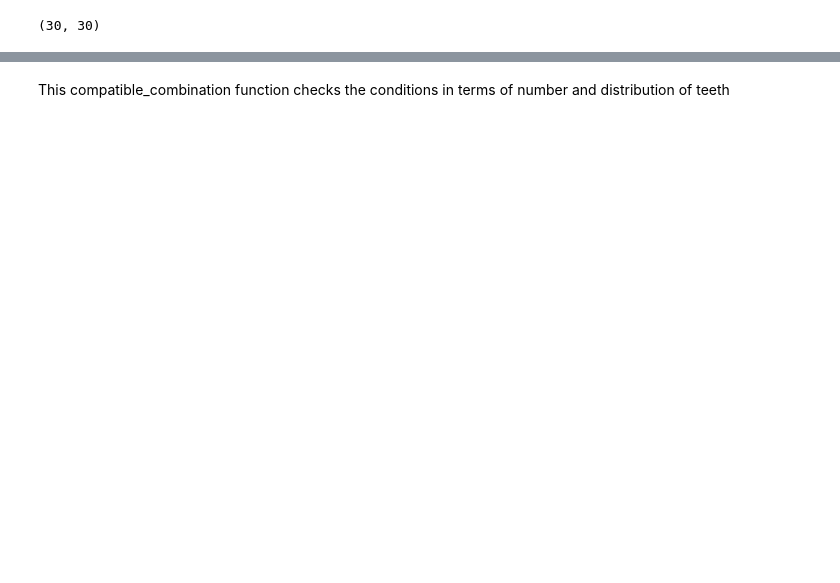
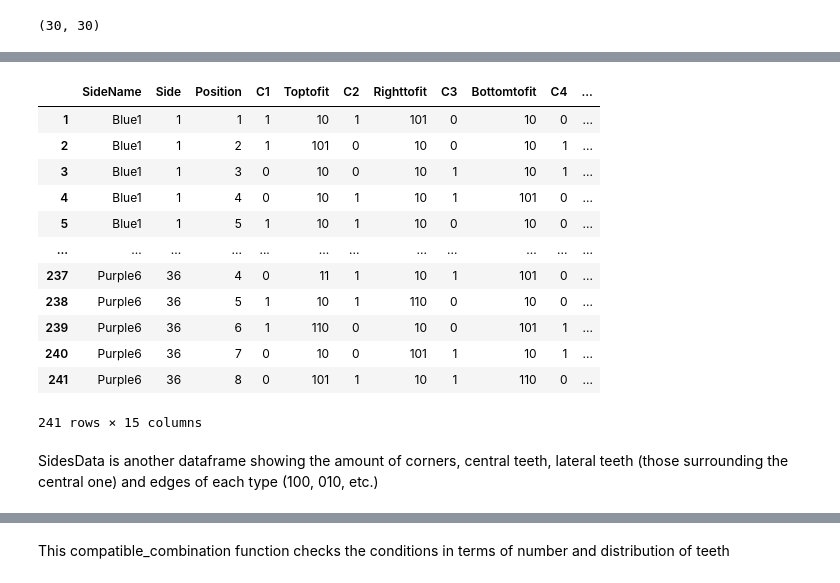
Before and after one commit to MZBasingstoke/Public, a Jupyter notebook: Hcubes/HCubes.ipynb, the cells around one changed output, grey strips where cells are left out. Drawn from its saved outputs; the diff is of its cells as text; code cells hidden in the pictures; blank space fills up the shorter version.

```diff
--- a/Hcubes/HCubes.ipynb
+++ b/Hcubes/HCubes.ipynb
@@ -69,8 +70,6 @@ SidesDict = {}
-# %%
-for i in range(6):
-    SidesDict['Bl'+str(i+1)] = np.array(Sides.iloc[5*i:5*i+5, 0:5])
-    SidesDict['Gr'+str(i+1)] = np.array(Sides.iloc[5*i:5*i+5, 5:10])
-    SidesDict['Ye'+str(i+1)] = np.array(Sides.iloc[5*i:5*i+5, 10:15])
-    SidesDict['Or'+str(i+1)] = np.array(Sides.iloc[5*i:5*i+5, 15:20])
-    SidesDict['Re'+str(i+1)] = np.array(Sides.iloc[5*i:5*i+5, 20:25])
-    SidesDict['Pu'+str(i+1)] = np.array(Sides.iloc[5*i:5*i+5, 25:30])
+# %%
+SidesDictAll = {}
+for i in range(36):
+    Column = 5 * (i // 6)
+    Row = i % 6
+    SidesDictAll[i+1] = np.array(Sides.iloc[5*Row:5*Row+5, Column:Column+5])
@@ -76,0 +214,18 @@ for i in range(6):
+# %%
+SidesFit
+# %% [output]
+|  | SideName | Side | Position | C1 | Toptofit | C2 | Righttofit | C3 | Bottomtofit | C4 | ... |
+| 1 | Blue1 | 1 | 1 | 1 | 10 | 1 | 101 | 0 | 10 | 0 | ... |
+| 2 | Blue1 | 1 | 2 | 1 | 101 | 0 | 10 | 0 | 10 | 1 | ... |
+| 3 | Blue1 | 1 | 3 | 0 | 10 | 0 | 10 | 1 | 10 | 1 | ... |
+| 4 | Blue1 | 1 | 4 | 0 | 10 | 1 | 10 | 1 | 101 | 0 | ... |
+| 5 | Blue1 | 1 | 5 | 1 | 10 | 1 | 10 | 0 | 10 | 0 | ... |
+| ... | ... | ... | ... | ... | ... | ... | ... | ... | ... | ... | ... |
+| 237 | Purple6 | 36 | 4 | 0 | 11 | 1 | 10 | 1 | 101 | 0 | ... |
+| 238 | Purple6 | 36 | 5 | 1 | 10 | 1 | 110 | 0 | 10 | 0 | ... |
+| 239 | Purple6 | 36 | 6 | 1 | 110 | 0 | 10 | 0 | 101 | 1 | ... |
+| 240 | Purple6 | 36 | 7 | 0 | 10 | 0 | 101 | 1 | 10 | 1 | ... |
+| 241 | Purple6 | 36 | 8 | 0 | 101 | 1 | 10 | 1 | 110 | 0 | ... |
+241 rows × 15 columns
+# %% [markdown]
+SidesData is another dataframe showing the amount of corners, central teeth, lateral teeth (those surrounding the central one) and edges of each type (100, 010, etc.)
```
Also changed, not shown: parts of 48 cells of this notebook.
